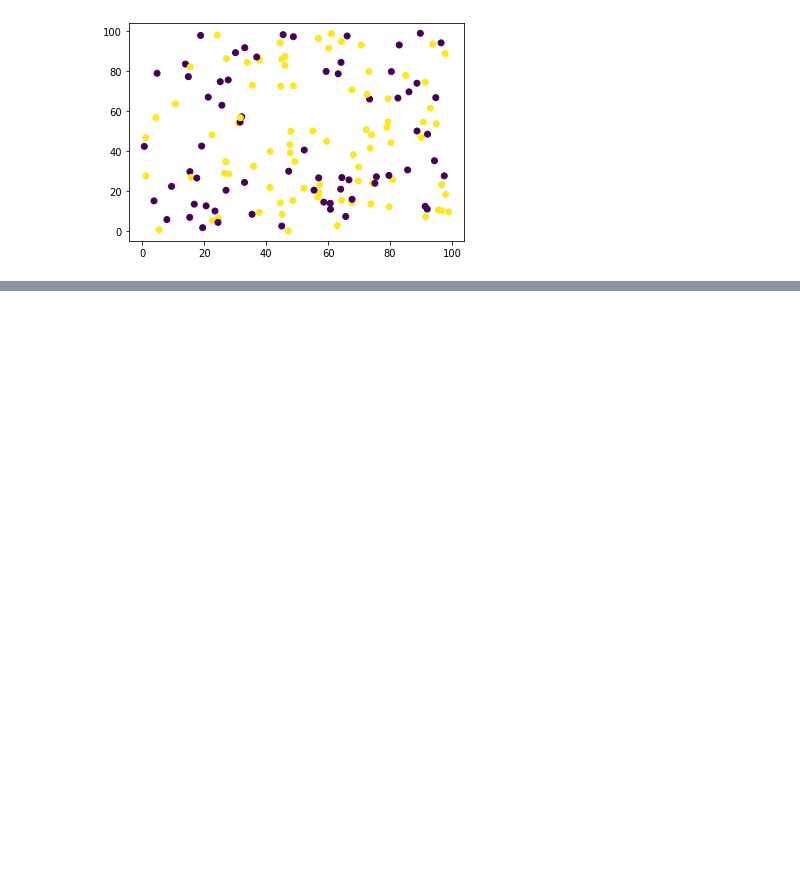
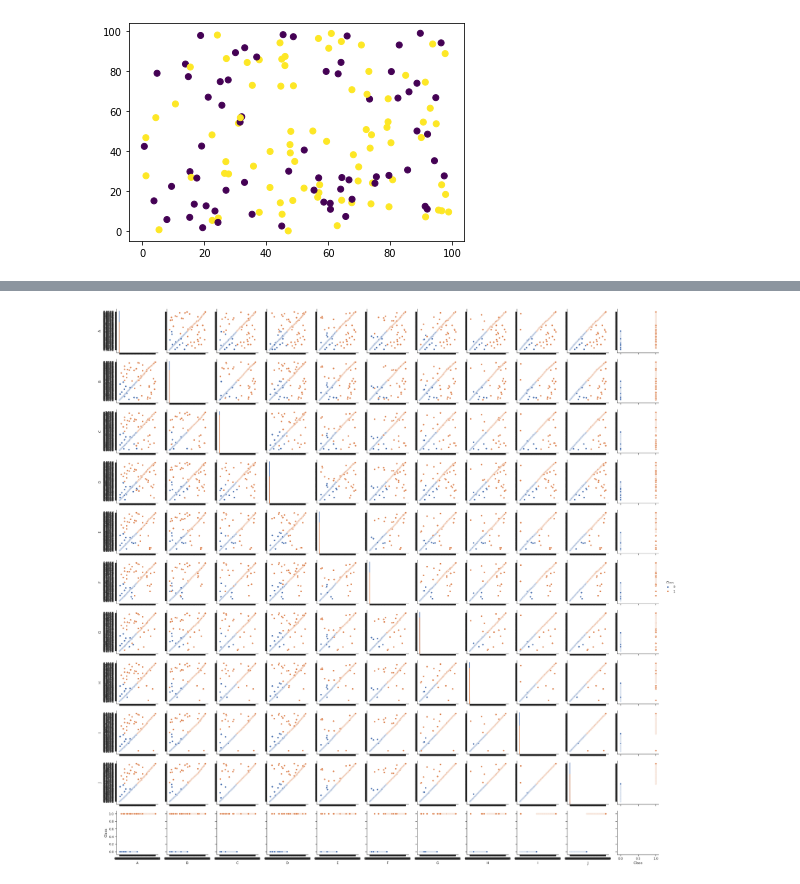
Before and after one commit to Aditya149349/Machine-Learning, a Jupyter notebook: Assignment_MLP/Untitled.ipynb, the cells around one changed output, grey strips where cells are left out. Drawn from its saved outputs; the diff is of its cells as text; code cells hidden in the pictures; blank space fills up the shorter version.

```diff
--- a/Assignment_MLP/Untitled.ipynb
+++ b/Assignment_MLP/Untitled.ipynb
@@ -9,0 +41,5 @@ plt.show()
+# %%
+mlp = np.concatenate((sonar,labels[:,None]),axis=1)
+# %%
+import pandas as pd
+mlp = pd.DataFrame({'A': mlp[:, 0], 'B': mlp[:, 1], 'C': mlp[:, 2], 'D': mlp[:, 3], 'E':mlp[:, 4], 'F':mlp[:, 5], 'G':mlp[:, 6], 'H':mlp[:, 7], 'I':mlp[:, 8], 'J':mlp[:, 9], 'Class': mlp[:, 10]})
@@ -9,0 +55,2 @@ plt.show()
+# %%
+mlp.Class = mlp.Class.map({'R': 0, 'M': 1})
@@ -9,0 +66,2 @@ plt.show()
+# %%
+mlp = mlp.sample(frac=1).reset_index(drop=True)
@@ -9,0 +102,5 @@ plt.show()
+# %%
+import seaborn as sns
+g = sns.pairplot(mlp, hue="Class")
+# %% [output]
+[figure, added]
```
Also changed, not shown: parts of 13 cells of this notebook, 4 other files.
